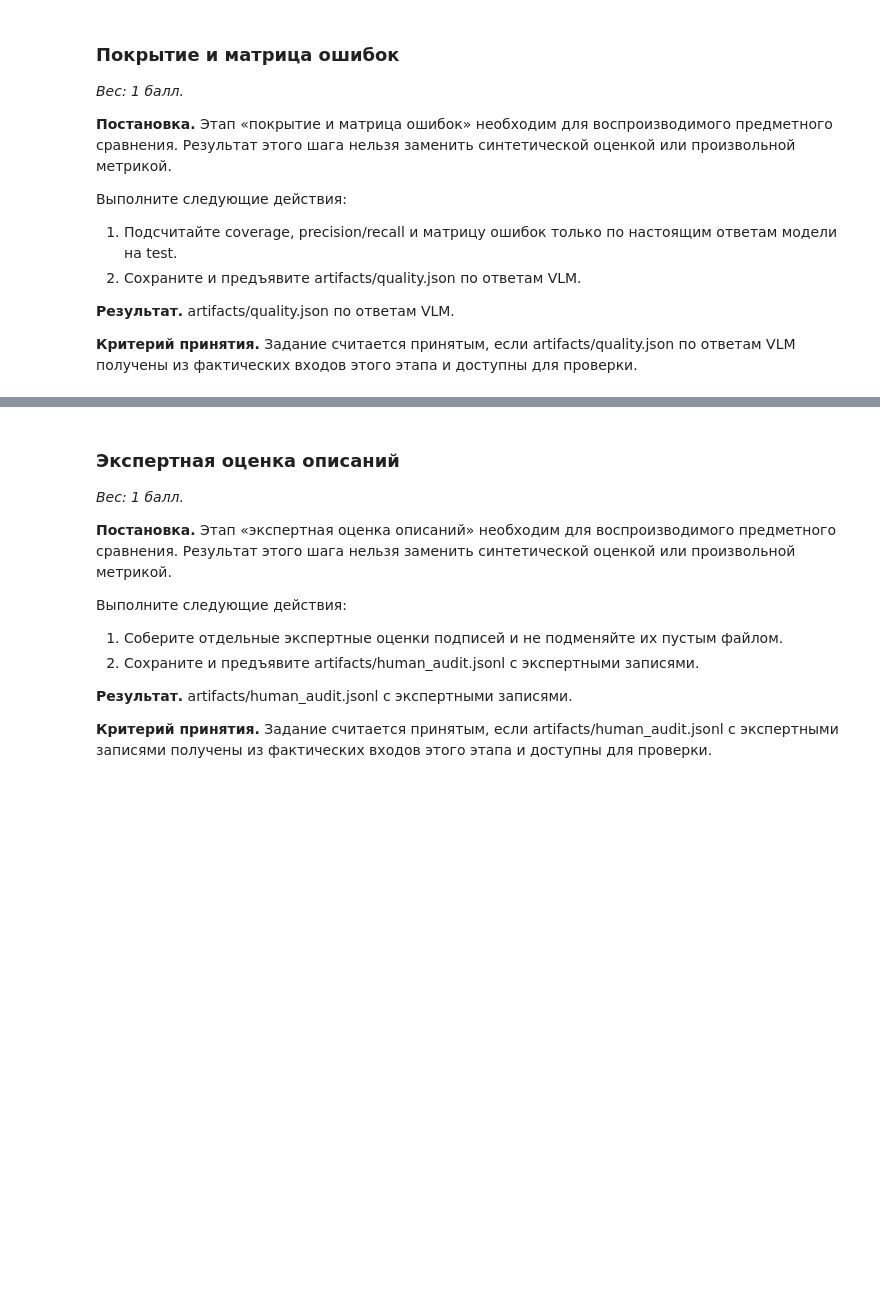
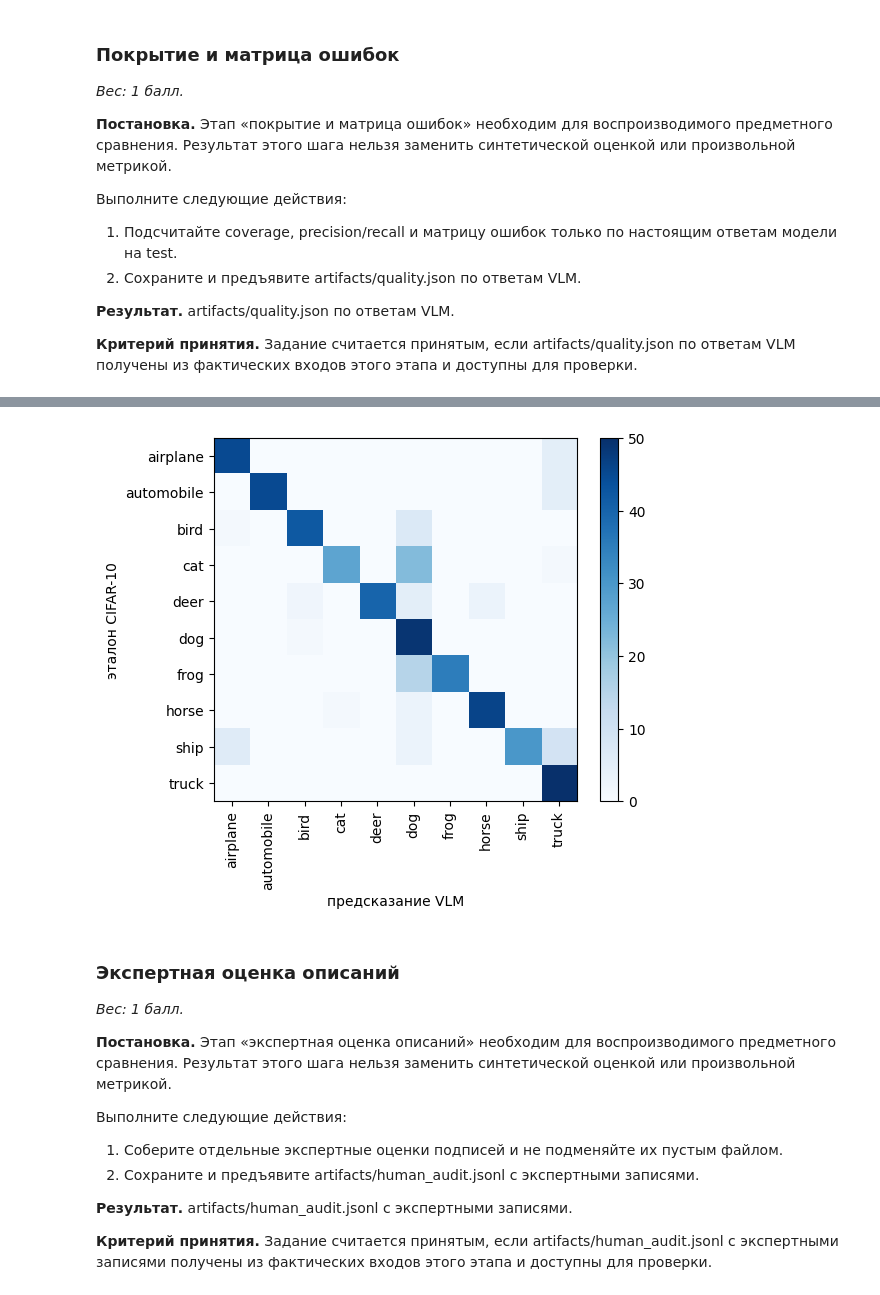
Before and after one commit to bysischpok/ML_sota, a Jupyter notebook: lab7_sota/lab7_sota.ipynb, the cells around one changed output, grey strips where cells are left out. Drawn from its saved outputs; the diff is of its cells as text; code cells hidden in the pictures; blank space fills up the shorter version.

```diff
--- a/lab7_sota/lab7_sota.ipynb
+++ b/lab7_sota/lab7_sota.ipynb
@@ -40,11 +40,7 @@ SEED = 42
 FAST_DEV_RUN = False  # True: проверка механики на малой выборке, НЕ отчётный эксперимент
 ARTIFACTS = Path('artifacts'); ARTIFACTS.mkdir(exist_ok=True)
 random.seed(SEED); np.random.seed(SEED)
-
 def save_json(name, data):
-    (ARTIFACTS / name).write_text(
-        json.dumps(data, ensure_ascii=False, indent=2, default=str),
-        encoding="utf-8",
-    )
+    (ARTIFACTS/name).write_text(json.dumps(data, ensure_ascii=False, indent=2, default=str))
 
 VLM_LOADER = "\n# Одна и та же квантованная модель и интерфейс используются для сравниваемых запусков.\n# В Colab предварительно: %pip install -q 'transformers>=4.51,<5' accelerate bitsandbytes pillow datasets\nimport torch\nfrom PIL import Image\nfrom transformers import AutoProcessor, Qwen2_5_VLForConditionalGeneration, BitsAndBytesConfig\nMODEL_ID = os.getenv('CV_VLM_MODEL', 'Qwen/Qwen2.5-VL-3B-Instruct')\nassert torch.cuda.is_available(), 'Требуется GPU для реального VLM-инференса; CPU smoke проверяет только данные и код.'\nquant = BitsAndBytesConfig(load_in_4bit=True, bnb_4bit_quant_type='nf4', bnb_4bit_compute_dtype=torch.float16)\nprocessor = AutoProcessor.from_pretrained(MODEL_ID)\nmodel = Qwen2_5_VLForConditionalGeneration.from_pretrained(MODEL_ID, quantization_config=quant, device_map='auto').eval()\ndef infer_image(path, prompt, adapter=None):\n    messages = [{'role':'user','content':[{'type':'image','image':Image.open(path).convert('RGB')},{'type':'text','text':prompt}]}]\n    text = processor.apply_chat_template(messages, tokenize=False, add_generation_prompt=True)\n    inputs = processor(text=[text], images=[Image.open(path).convert('RGB')], return_tensors='pt').to(model.device)\n    with torch.no_grad(): generated = model.generate(**inputs, max_new_tokens=96, do_sample=False)\n    return processor.batch_decode(generated[:, inputs.input_ids.shape[1]:], skip_special_tokens=True)[0].strip()\n"
@@ -183,3 +156,6 @@ print("  Пример test :", test_records[0])
+# %%
+CLASSES = list(train_ds.classes)
+assert CLASSES == list(test_ds.classes) and len(CLASSES) == 10
 # %% [markdown]
 ### Манифест изображений
 
@@ -430,46 +431,42 @@ print("✔ Smoke-проверка схемы пройдена (без GPU, бе
 
 **Критерий принятия.** Задание считается принятым, если artifacts/quality.json по ответам VLM получены из фактических входов этого этапа и доступны для проверки.
 # %%
-# Реализуйте это задание по постановке выше.
-# Артефакт: artifacts/quality.json по ответам VLM
-from sklearn.metrics import precision_recall_fscore_support, confusion_matrix
+from sklearn.metrics import precision_recall_fscore_support, confusion_matrix, cohen_kappa_score
+gold_cls = {r['id']: r['gold_class'] for r in records}
 
-annotations = [json.loads(l) for l in open(ANN_PATH, encoding="utf-8") if l.strip()]
-ann_by_id = {a["id"]: a for a in annotations}
+def quality_report(split):
+    ann = {r['id']: r for r in load_jsonl(ANN_PATH)}
+    ids = [r['id'] for r in records if r['split'] == split]
+    missing = [i for i in ids if i not in ann]
+    assert not missing, f'нет аннотаций для {len(missing)} изображений split={split}'
+    valid = [i for i in ids if ann[i]['valid']]
+    y_true = [gold_cls[i] for i in valid]; y_pred = [ann[i]['parsed']['class_name'] for i in valid]
+    p, r, f, s = precision_recall_fscore_support(y_true, y_pred, labels=CLASSES, zero_division=0)
+    unc = np.array([ann[i]['parsed']['uncertain'] for i in valid]); ok = np.array(y_true) == np.array(y_pred)
+    return {'split': split, 'n_images': len(ids), 'n_valid': len(valid), 'coverage': len(valid) / len(ids),
+            'accuracy_on_valid': float(ok.mean()) if len(valid) else None,
+            'accuracy_strict_invalid_as_wrong': float(ok.sum() / len(ids)),
+            'macro_f1': float(f.mean()), 'cohen_kappa': float(cohen_kappa_score(y_true, y_pred)) if len(valid) else None,
+            'per_class': {c: {'precision': float(p[k]), 'recall': float(r[k]), 'f1': float(f[k]), 'support': int(s[k])} for k, c in enumerate(CLASSES)},
+            'labels_order': CLASSES, 'confusion_matrix_true_x_pred': confusion_matrix(y_true, y_pred, labels=CLASSES).tolist(),
+            'uncertain_rate': float(unc.mean()) if len(valid) else None,
+            'accuracy_when_uncertain': float(ok[unc].mean()) if unc.any() else None,
+            'accuracy_when_certain': float(ok[~unc].mean()) if (~unc).any() else None,
+            'mean_attempts': float(np.mean([ann[i]['n_attempts'] for i in ids])),
+            'mean_seconds_per_image': float(np.mean([ann[i]['seconds_total'] for i in ids]))}
 
-test_labels = {r["id"]: r["label"] for r in test_records}
-test_anns   = [ann_by_id[r["id"]] for r in test_records if r["id"] in ann_by_id]
-valid_anns  = [a for a in test_anns if a.get("parsed") is not None]
-
-coverage = len(valid_anns) / len(test_records) if test_records else 0.0
-
-y_true = [test_labels[a["id"]] for a in valid_anns]
-y_pred = [a["parsed"]["class_name"] for a in valid_anns]
-
-if y_true:
-    p, r, f, _ = precision_recall_fscore_support(
-        y_true, y_pred, labels=CLASSES, average=None, zero_division=0
-    )
-    cm = confusion_matrix(y_true, y_pred, labels=CLASSES).tolist()
+if HAVE_VLM:
+    quality = quality_report('test')                       # только настоящие ответы модели на test
+    save_json('quality.json', quality)
+    print(f"test: coverage={quality['coverage']:.3f}  acc(valid)={quality['accuracy_on_valid']:.3f}  "
+          f"acc(strict)={quality['accuracy_strict_invalid_as_wrong']:.3f}  macro-F1={quality['macro_f1']:.3f}  kappa={quality['cohen_kappa']:.3f}")
+    for c, v in quality['per_class'].items(): print(f"  {c:11s} P={v['precision']:.2f} R={v['recall']:.2f} n={v['support']}")
+    plt_cm = np.array(quality['confusion_matrix_true_x_pred'])
+    import matplotlib.pyplot as plt
+    fig, ax = plt.subplots(figsize=(6, 5)); im = ax.imshow(plt_cm, cmap='Blues')
+    ax.set_xticks(range(10)); ax.set_xticklabels(CLASSES, rotation=90); ax.set_yticks(range(10)); ax.set_yticklabels(CLASSES)
+    ax.set_xlabel('предсказание VLM'); ax.set_ylabel('эталон CIFAR-10'); plt.colorbar(im); plt.tight_layout()
+    plt.savefig(ARTIFACTS / 'confusion_matrix.png', dpi=130); plt.show()
 else:
-    p = r = f = [0.0] * len(CLASSES)
-    cm = [[0] * len(CLASSES) for _ in CLASSES]
-
-quality = {
-    "coverage": coverage,
-    "n_test_total": len(test_records),
-    "n_valid":      len(valid_anns),
-    "n_failed_parse": len(test_records) - len(valid_anns),
-    "macro_precision": float(np.mean(p)),
-    "macro_recall":    float(np.mean(r)),
-    "macro_f1":        float(np.mean(f)),
-    "per_class": {
-        cls: {"precision": float(pp), "recall": float(rr), "f1": float(ff)}
-        for cls, pp, rr, ff in zip(CLASSES, p, r, f)
-    },
-    "confusion_matrix": cm,
-    "labels": CLASSES,
-}
-save_json("quality.json", quality)
-print(f"✔ quality.json: coverage={coverage:.2%}, macro-F1={quality['macro_f1']:.3f}")
+    print('FAST_DEV_RUN: метрики VLM не вычисляются (нет реальных ответов модели).')
 # %% [output]
@@ -477,3 +484,4 @@ print(f"✔ quality.json: coverage={coverage:.2%}, macro-F1={quality['macro_f1']
+[figure, added]
 # %% [markdown]
 ### Экспертная оценка описаний
 
```
Also changed, not shown: parts of 14 cells of this notebook, 16 other files.
